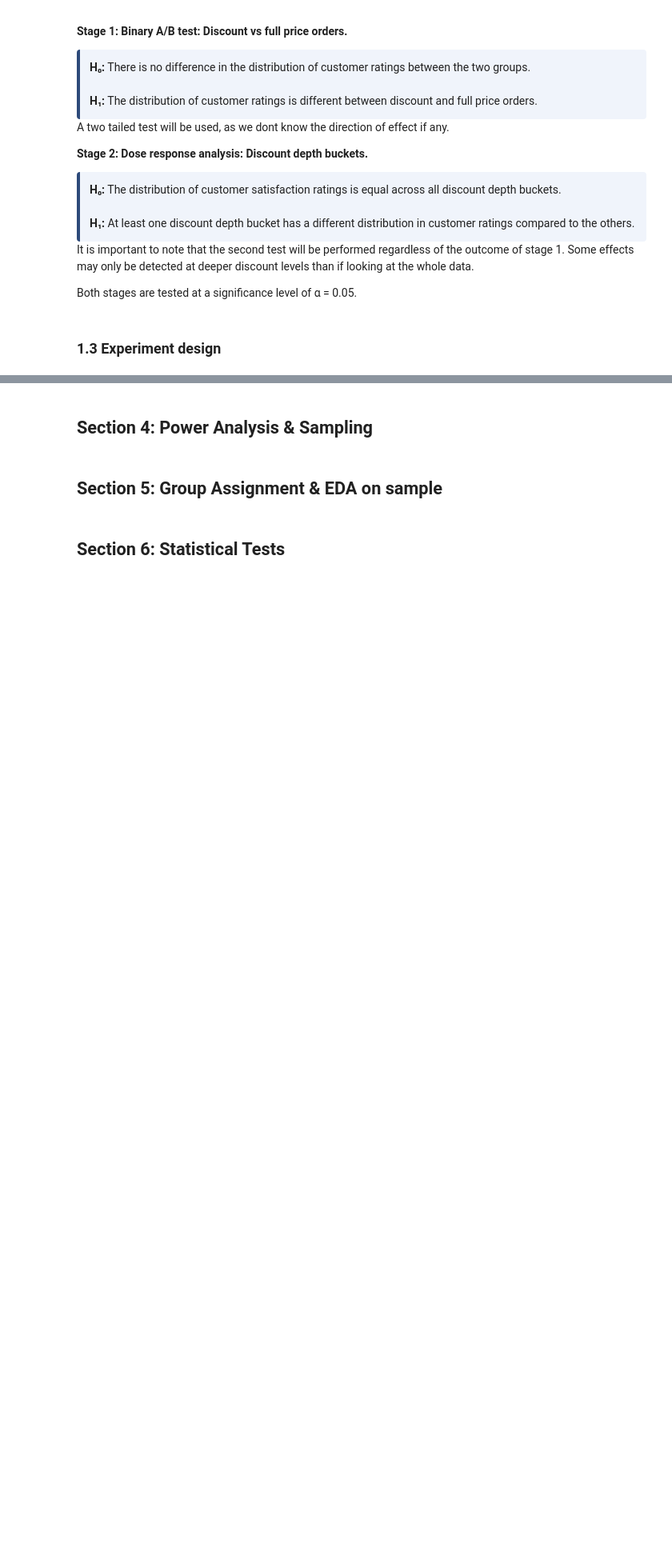
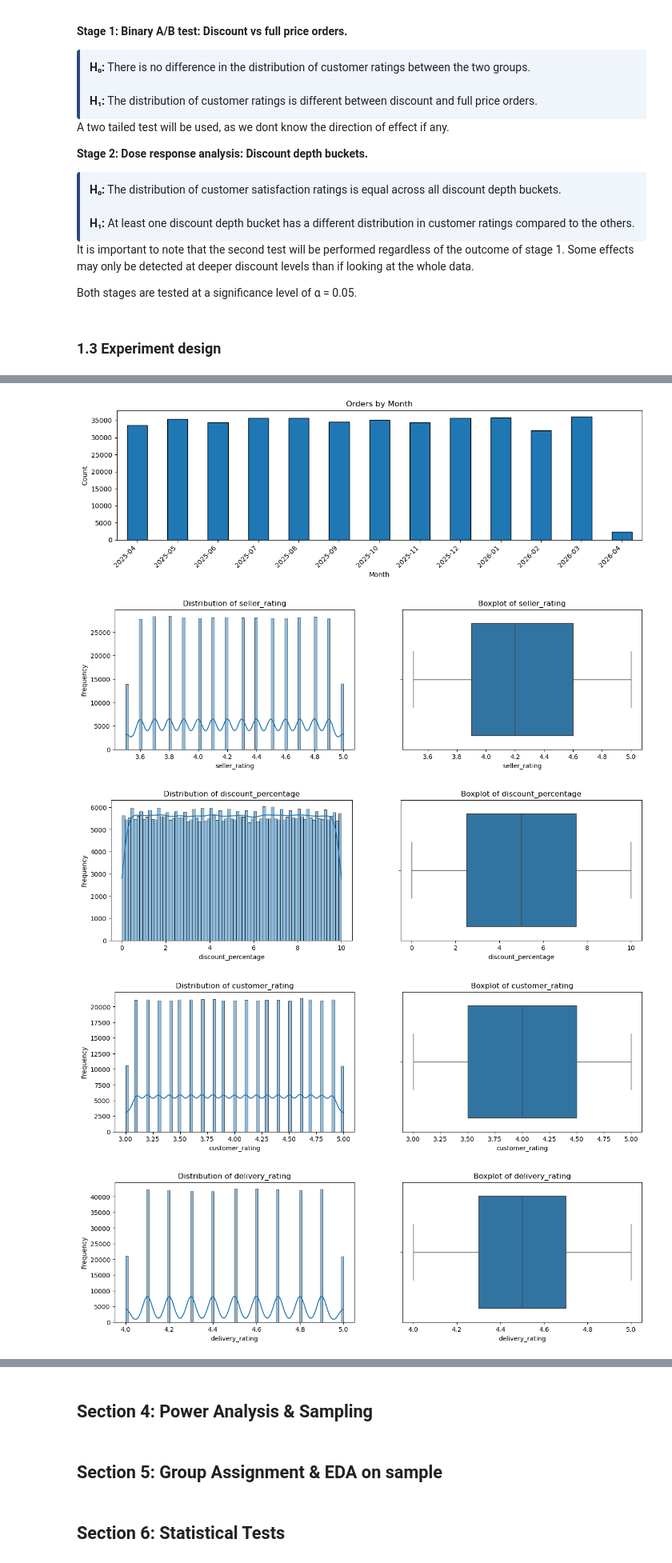
Before and after one commit to joelaniado/olist-discount-ratings-analysis, a Jupyter notebook: discount_rating_experiment.ipynb, the cells around one changed output, grey strips where cells are left out. Shown at 80% size. Drawn from its saved outputs; the diff is of its cells as text; code cells hidden in the pictures; blank space fills up the shorter version.

Commit message:
notebook(Section 2): Started EDA and cleaning. Added schema of data picture.

```diff
--- a/discount_rating_experiment.ipynb
+++ b/discount_rating_experiment.ipynb
@@ -58,0 +77,4 @@ Both stages are tested at a significance level of α = 0.05.
+# %%
+# Loading the data.
+path = "data/FACT_ORDERS.csv"
+data = pd.read_csv(path)
@@ -58,0 +169,6 @@ Both stages are tested at a significance level of α = 0.05.
+# %%
+# Check for null values and duplicates
+print(df.isnull().sum(), f"\n\nThe number of duplicate rows in the data is: {df.duplicated().sum()}")
+
+# Drop columns without ratings
+df = df.dropna()
@@ -58,0 +194,5 @@ Both stages are tested at a significance level of α = 0.05.
+# %%
+# Filtering
+df = df.loc[(df['order_status'] == 'Completed') & (df['actual_delivery_date'] <= df['expected_delivery_date'] )]
+df = df.drop(columns=['order_status','expected_delivery_date','actual_delivery_date'])
+df.info()
@@ -58,0 +226,28 @@ Both stages are tested at a significance level of α = 0.05.
+# %%
+fig, ax = plt.subplots(figsize=(12, 4))
+
+df.groupby(df['order_date'].dt.to_period('M')).size().plot(kind='bar', ax=ax, edgecolor='black')
+
+ax.set_title('Orders by Month')
+ax.set_xlabel('Month')
+ax.set_ylabel('Count')
+plt.xticks(rotation=45, ha='right')
+plt.tight_layout()
+plt.show()
+
+for column in df.select_dtypes(include='number'):
+    fig, axes = plt.subplots(1,2,figsize=(15,4))
+    sns.histplot(data=df, x=column, kde=True, ax=axes[0])
+    axes[0].set_title(f'Distribution of {column}')
+    axes[0].set_ylabel("Frequency")
+    axes[0].set_xlabel(column)
+
+    sns.boxplot(data=df,x=column, ax=axes[1])
+    axes[1].set_title(f'Boxplot of {column}')
+    plt.show()
+# %% [output]
+[figure, added]
+[figure, added]
+[figure, added]
+[figure, added]
+[figure, added]
```
Also changed, not shown: parts of 13 cells of this notebook, 1 other file.
